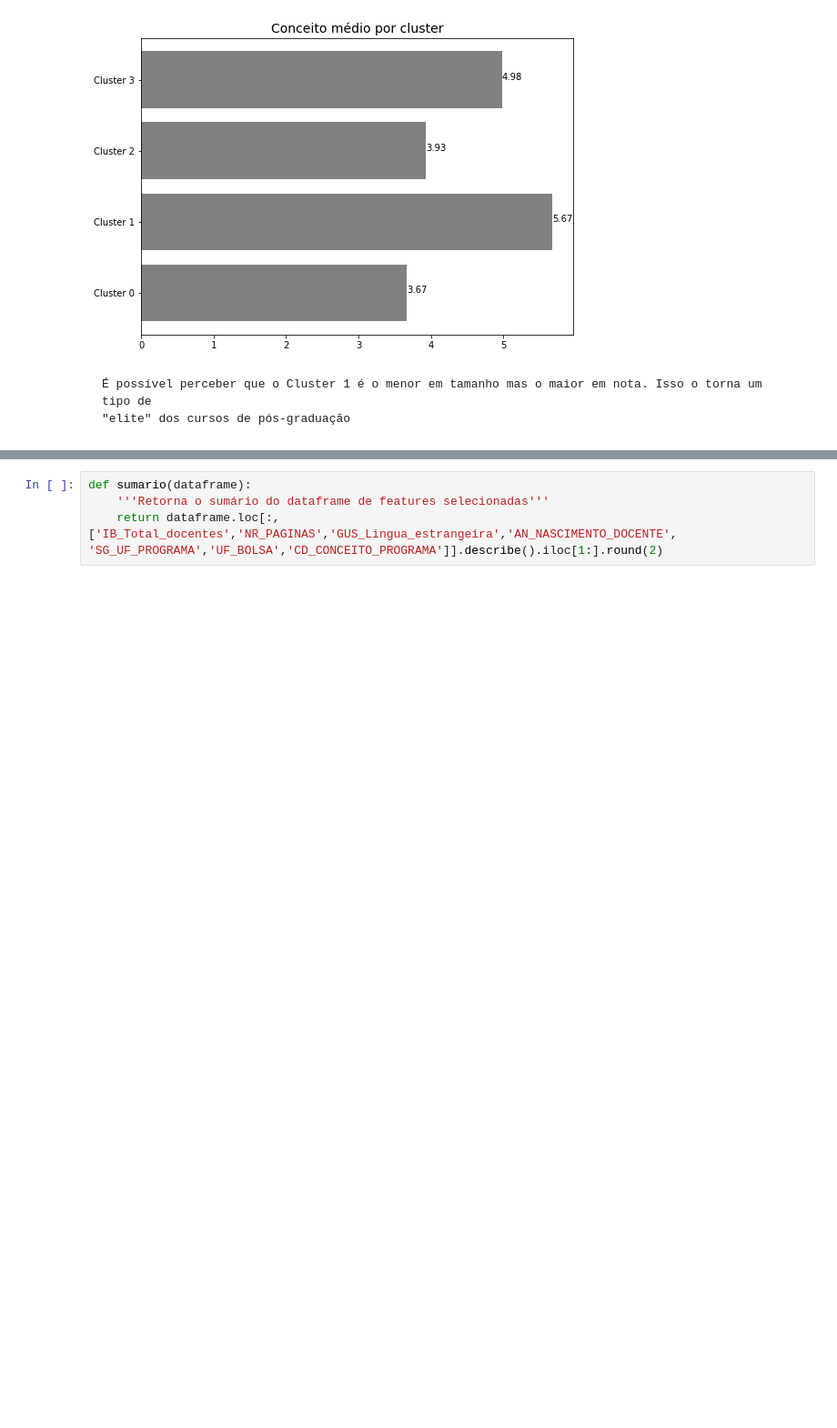
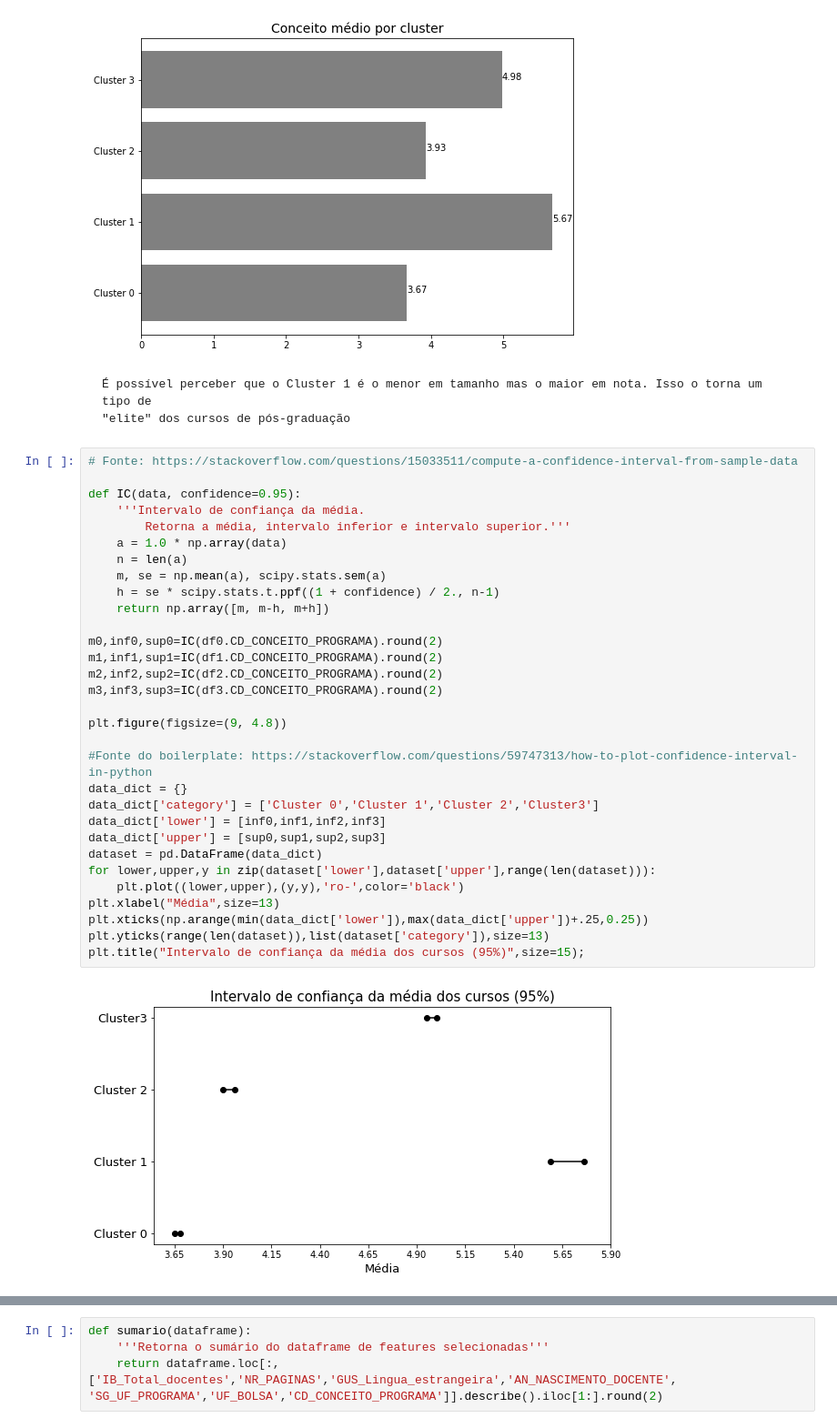
Before and after one commit to ieee-uerj/capes-data-analysis, a Jupyter notebook: Gustavo/Clusterização da Grande Base.ipynb, the cells around one changed output, grey strips where cells are left out. Shown at 91% size. Drawn from its saved outputs; the diff is of its cells as text; blank space fills up the shorter version.

```diff
--- a/Gustavo/Clusterização da Grande Base.ipynb
+++ b/Gustavo/Clusterização da Grande Base.ipynb
@@ -181,6 +182,39 @@ plt.figure(figsize=(8.5, 6))
 plotbarras('CD_CONCEITO_PROGRAMA',"Conceito médio por cluster")
 # %% [output]
 [figure]
-# %% [markdown]
-    É possível perceber que o Cluster 1 é o menor em tamanho mas o maior em nota. Isso o torna um tipo de
-    "elite" dos cursos de pós-graduação
+# %% [markdown]
+    É possível perceber que o Cluster 1 é o menor em tamanho mas o maior em nota. Isso o torna um tipo de
+    "elite" dos cursos de pós-graduação
+# %%
+# Fonte: https://stackoverflow.com/questions/15033511/compute-a-confidence-interval-from-sample-data
+
+def IC(data, confidence=0.95):
+    '''Intervalo de confiança da média.
+        Retorna a média, intervalo inferior e intervalo superior.'''
+    a = 1.0 * np.array(data)
+    n = len(a)
+    m, se = np.mean(a), scipy.stats.sem(a)
+    h = se * scipy.stats.t.ppf((1 + confidence) / 2., n-1)
+    return np.array([m, m-h, m+h])
+
+m0,inf0,sup0=IC(df0.CD_CONCEITO_PROGRAMA).round(2)
+m1,inf1,sup1=IC(df1.CD_CONCEITO_PROGRAMA).round(2)
+m2,inf2,sup2=IC(df2.CD_CONCEITO_PROGRAMA).round(2)
+m3,inf3,sup3=IC(df3.CD_CONCEITO_PROGRAMA).round(2)
+
+plt.figure(figsize=(9, 4.8))
+
+#Fonte do boilerplate: https://stackoverflow.com/questions/59747313/how-to-plot-confidence-interval-in-python
+data_dict = {}
+data_dict['category'] = ['Cluster 0','Cluster 1','Cluster 2','Cluster3']
+data_dict['lower'] = [inf0,inf1,inf2,inf3]
+data_dict['upper'] = [sup0,sup1,sup2,sup3]
+dataset = pd.DataFrame(data_dict)
+for lower,upper,y in zip(dataset['lower'],dataset['upper'],range(len(dataset))):
+    plt.plot((lower,upper),(y,y),'ro-',color='black')
+plt.xlabel("Média",size=13)
+plt.xticks(np.arange(min(data_dict['lower']),max(data_dict['upper'])+.25,0.25))
+plt.yticks(range(len(dataset)),list(dataset['category']),size=13)
+plt.title("Intervalo de confiança da média dos cursos (95%)",size=15);
+# %% [output]
+[figure, added]
```
Also changed, not shown: parts of 21 cells of this notebook.
